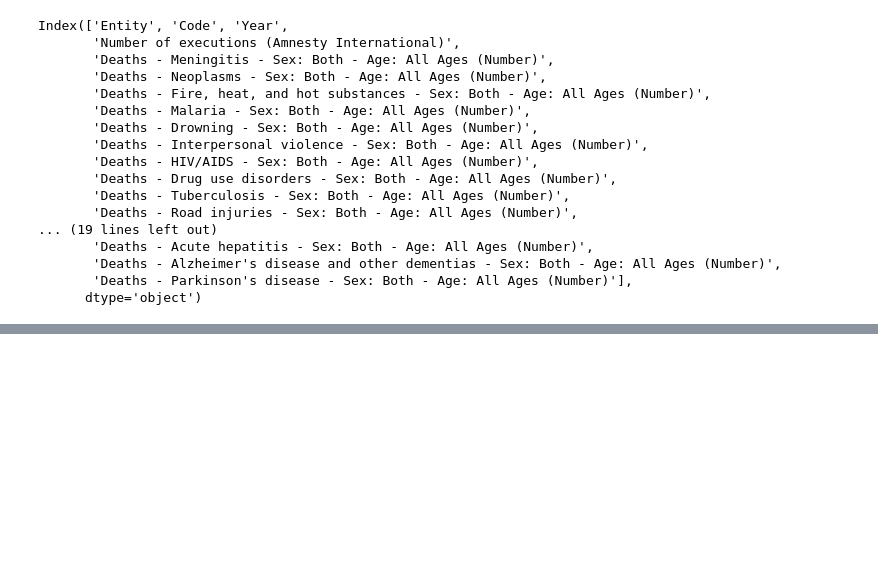
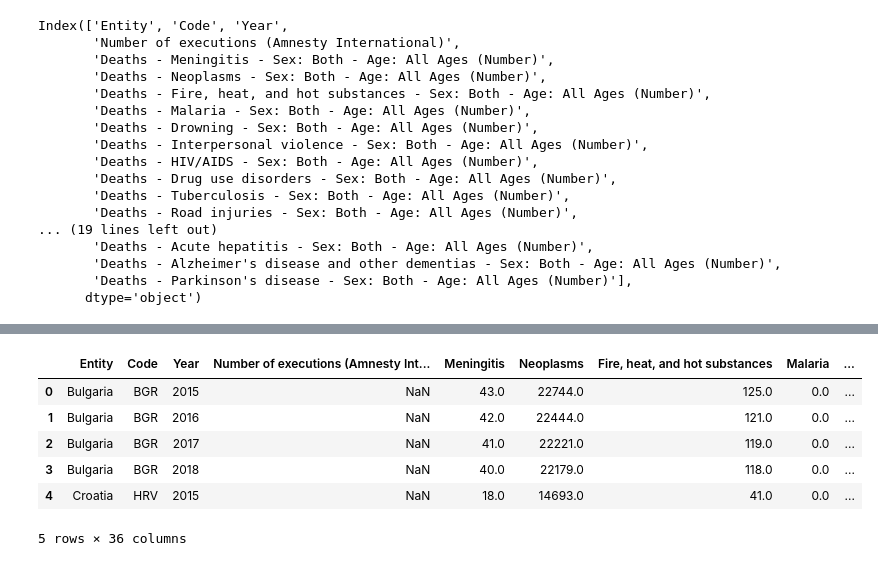
Before and after one commit to TanishaCooper/projectone_groupfour, a Jupyter notebook: HealthcarePy/main_one.ipynb, the cells around one changed output, grey strips where cells are left out. Saved outputs shown, nothing was run; the diff lists cells and outputs as text; code cells hidden in the pictures; blank space fills up the shorter version.

Commit message:
leading causes of death, countries with highest death rate

```diff
--- a/HealthcarePy/main_one.ipynb
+++ b/HealthcarePy/main_one.ipynb
@@ -67,0 +71,6 @@ mortality_df.head()
+# %%
+year_df = mortality_df.loc[(
+    mortality_df["Year"] == 2015) |
+    (mortality_df["Year"] == 2016) |
+    (mortality_df["Year"] == 2017) |
+    (mortality_df["Year"] == 2018)]
@@ -67,0 +80,25 @@ mortality_df.head()
+# %%
+# most_deaths_df = year_df.loc[(year_df["Entity"] == "Bulgaria")]
+# most_deaths_df
+country = year_df["Entity"]
+most_death_df = year_df.loc[(
+    year_df["Entity"] == "Bulgaria") |
+    (year_df["Entity"] == "Ukraine") |
+    (year_df["Entity"] == "Latvia") |
+    (year_df["Entity"] == "Lesotho") |
+    (year_df["Entity"] == "Lithuania") |
+    (year_df["Entity"] == "Serbia") |
+    (year_df["Entity"] == "Croatia") |
+    (year_df["Entity"] == "Romania") |
+    (year_df["Entity"] == "Georgia") |
+    (year_df["Entity"] == "Russia")]
+most_death_df.reset_index(drop=True, inplace=True)
+most_death_df.head()
+# %% [output]
+|  | Entity | Code | Year | Number of executions (Amnesty Int... | Meningitis | Neoplasms | Fire, heat, and hot substances | Malaria | ... |
+| 0 | Bulgaria | BGR | 2015 | NaN | 43.0 | 22744.0 | 125.0 | 0.0 | ... |
+| 1 | Bulgaria | BGR | 2016 | NaN | 42.0 | 22444.0 | 121.0 | 0.0 | ... |
+| 2 | Bulgaria | BGR | 2017 | NaN | 41.0 | 22221.0 | 119.0 | 0.0 | ... |
+| 3 | Bulgaria | BGR | 2018 | NaN | 40.0 | 22179.0 | 118.0 | 0.0 | ... |
+| 4 | Croatia | HRV | 2015 | NaN | 18.0 | 14693.0 | 41.0 | 0.0 | ... |
+5 rows × 36 columns
```
Also changed, not shown: parts of 11 cells of this notebook.
